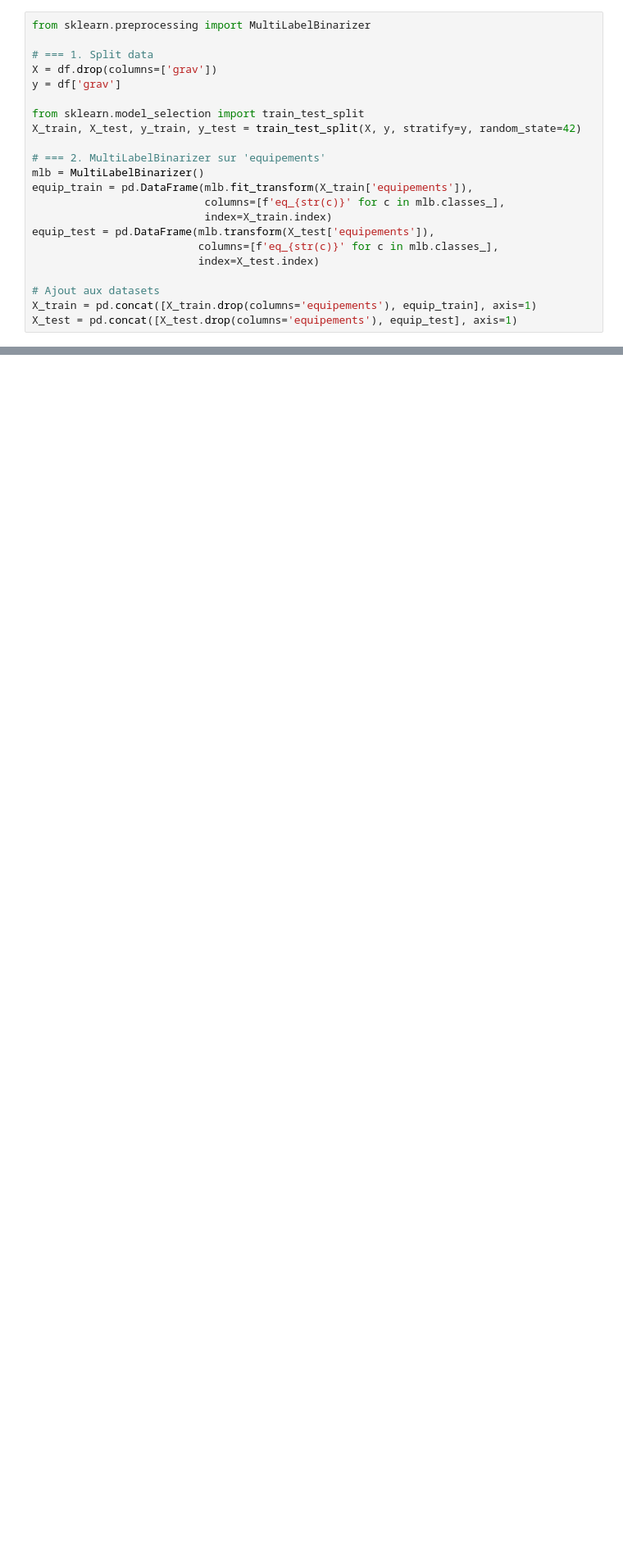
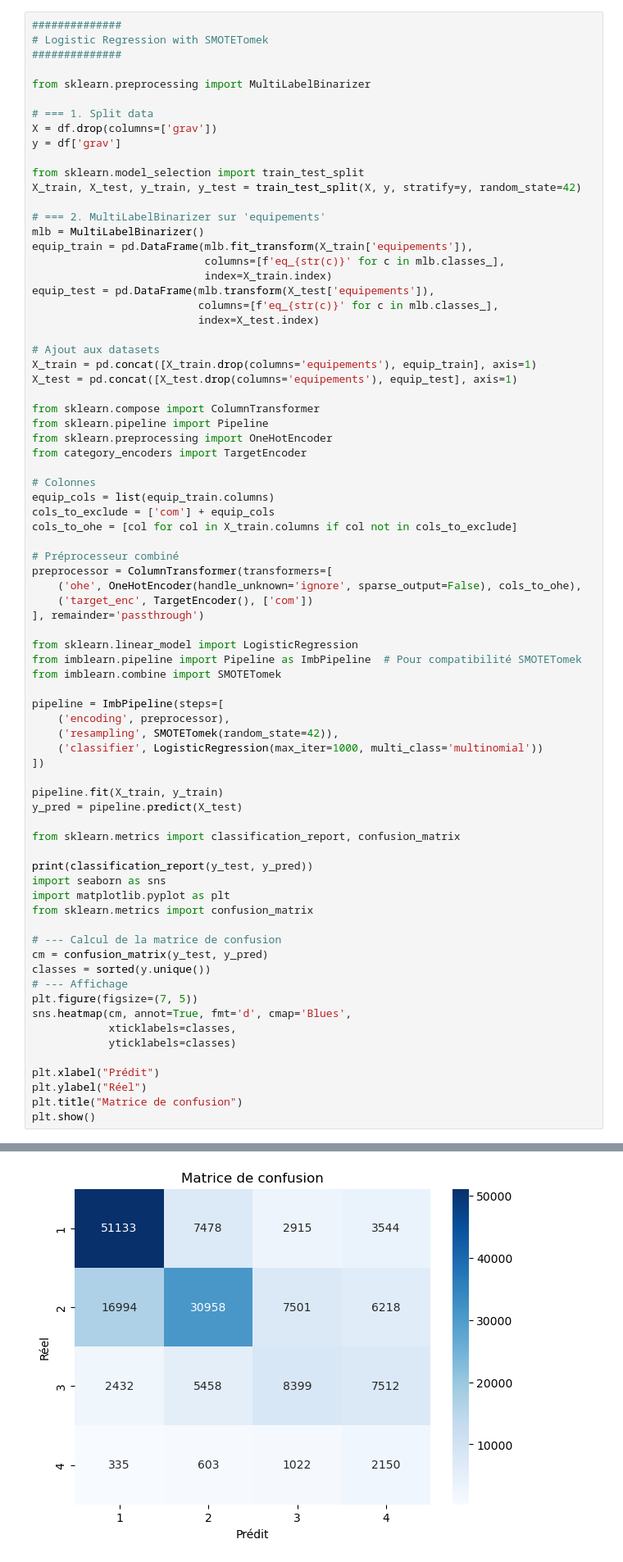
Before and after one commit to DataScientest-Studio/mai25_bds_accidents, a Jupyter notebook: notebooks/1.0-Seb-Regression.ipynb, the cells around one changed output, grey strips where cells are left out. Shown: that part at 82% size. Cells and saved outputs as stored; diff of their text form; blank space fills up the shorter version.

```diff
--- a/notebooks/1.0-Seb-Regression.ipynb
+++ b/notebooks/1.0-Seb-Regression.ipynb
@@ -5,6 +5,10 @@ import numpy as np
 path = os.path.join( "..", "data", "processed", "accidents_preprocessed.csv")
 df = pd.read_csv(path)
 # %%
+##############
+# Logistic Regression with SMOTETomek
+##############
+
 from sklearn.preprocessing import MultiLabelBinarizer
 
 # === 1. Split data
@@ -26,3 +30,54 @@ equip_test = pd.DataFrame(mlb.transform(X_test['equipements']),
 # Ajout aux datasets
 X_train = pd.concat([X_train.drop(columns='equipements'), equip_train], axis=1)
 X_test = pd.concat([X_test.drop(columns='equipements'), equip_test], axis=1)
+
+from sklearn.compose import ColumnTransformer
+from sklearn.pipeline import Pipeline
+from sklearn.preprocessing import OneHotEncoder
+from category_encoders import TargetEncoder
+
+# Colonnes
+equip_cols = list(equip_train.columns)
+cols_to_exclude = ['com'] + equip_cols
+cols_to_ohe = [col for col in X_train.columns if col not in cols_to_exclude]
+
+# Préprocesseur combiné
+preprocessor = ColumnTransformer(transformers=[
+    ('ohe', OneHotEncoder(handle_unknown='ignore', sparse_output=False), cols_to_ohe),
+    ('target_enc', TargetEncoder(), ['com'])
+], remainder='passthrough')
+
+from sklearn.linear_model import LogisticRegression
+from imblearn.pipeline import Pipeline as ImbPipeline  # Pour compatibilité SMOTETomek
+from imblearn.combine import SMOTETomek
+
+pipeline = ImbPipeline(steps=[
+    ('encoding', preprocessor),
+    ('resampling', SMOTETomek(random_state=42)),
+    ('classifier', LogisticRegression(max_iter=1000, multi_class='multinomial'))
+])
+
+pipeline.fit(X_train, y_train)
+y_pred = pipeline.predict(X_test)
+
+from sklearn.metrics import classification_report, confusion_matrix
+
+print(classification_report(y_test, y_pred))
+import seaborn as sns
+import matplotlib.pyplot as plt
+from sklearn.metrics import confusion_matrix
+
+# --- Calcul de la matrice de confusion
+cm = confusion_matrix(y_test, y_pred)
+classes = sorted(y.unique())
+# --- Affichage
+plt.figure(figsize=(7, 5))
+sns.heatmap(cm, annot=True, fmt='d', cmap='Blues',
+            xticklabels=classes,
+            yticklabels=classes)
+
+plt.xlabel("Prédit")
+plt.ylabel("Réel")
+plt.title("Matrice de confusion")
+plt.show()
+# %% [output]
@@ -28,0 +94 @@ X_test = pd.concat([X_test.drop(columns='equipements'), equip_test], axis=1)
+[figure, added]
```
Also changed, not shown: parts of 12 cells of this notebook.
